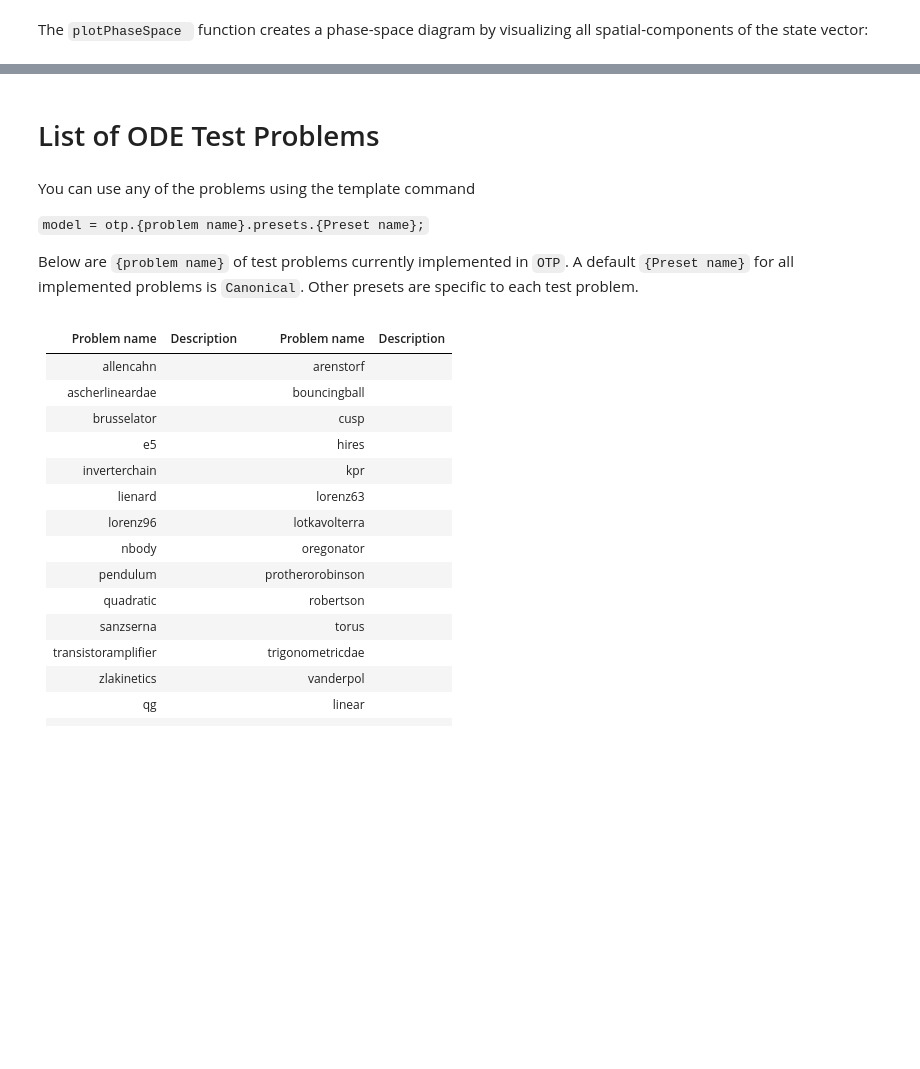
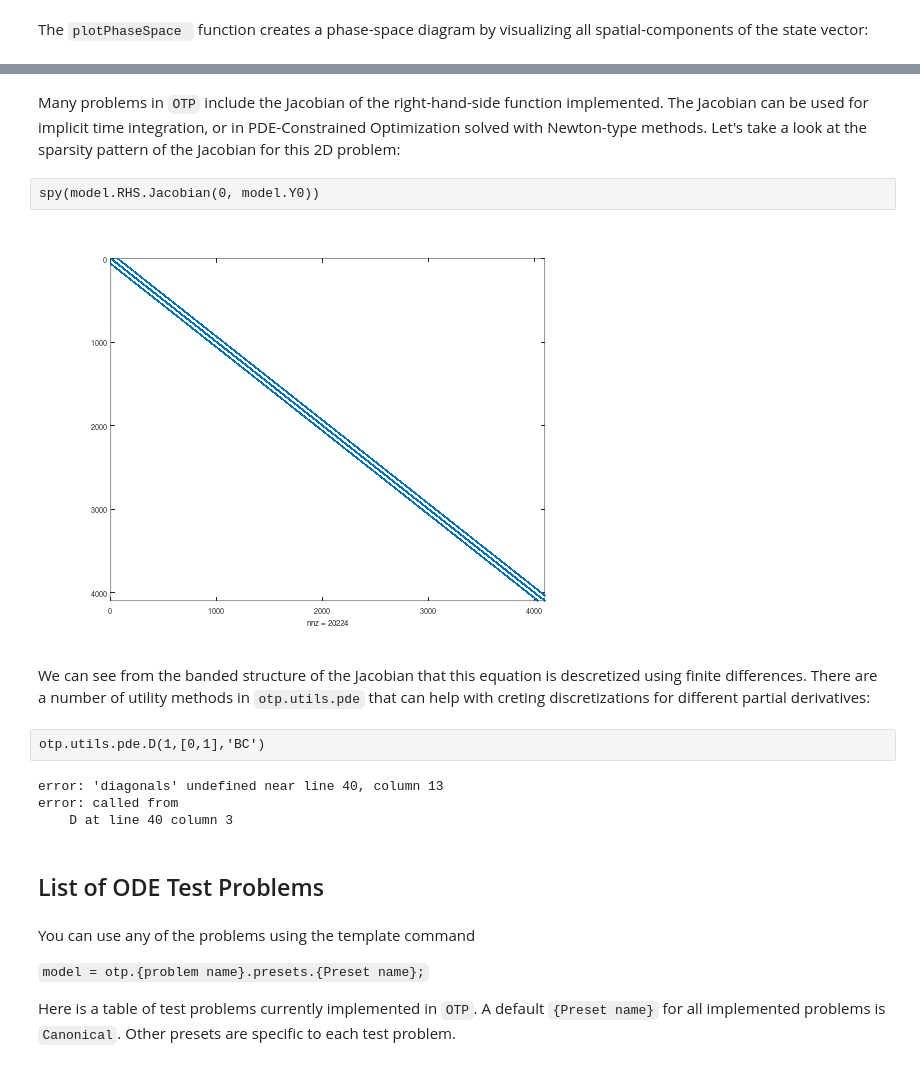
Before and after one commit to ComputationalScienceLaboratory/ODE-Test-Problems, a Jupyter notebook: notebooks/quick-start.ipynb, the cells around one changed output, grey strips where cells are left out. Cells and saved outputs as stored; diff of their text form; blank space fills up the shorter version.

```diff
--- a/notebooks/quick-start.ipynb
+++ b/notebooks/quick-start.ipynb
@@ -129,26 +159,22 @@ solving with ode23s takes:0.3221 seconds
+# %% [markdown]
+Many problems in `OTP` include the Jacobian of the right-hand-side function implemented. The Jacobian can be used for implicit time integration, or in PDE-Constrained Optimization solved with Newton-type methods. Let's take a look at the sparsity pattern of the Jacobian for this 2D problem:
+# %%
+spy(model.RHS.Jacobian(0, model.Y0))
+# %% [output]
+[figure, added]
+# %% [markdown]
+We can see from the banded structure of the Jacobian that this equation is descretized using finite differences. There are a number of utility methods in `otp.utils.pde` that can help with creting discretizations for different partial derivatives:
+# %%
+otp.utils.pde.D(1,[0,1],'BC')
+# %% [output]
+error: 'diagonals' undefined near line 40, column 13
+error: called from
+    D at line 40 column 3
 # %% [markdown]
-# List of ODE Test Problems
+## List of ODE Test Problems
 # %% [markdown]
 You can use any of the problems using the template command
 
 `model = otp.{problem name}.presets.{Preset name};`
 
-Below are `{problem name}` of test problems currently implemented in `OTP`. A default `{Preset name}` for all implemented problems is `Canonical`. Other presets are specific to each test problem.
+Here is a table of test problems currently implemented in `OTP`. A default `{Preset name}` for all implemented problems is `Canonical`. Other presets are specific to each test problem.
-# %% [markdown]
-| Problem name     | Description |     | Problem name     | Description |
-|:-----------------|:-----------:|-----|:-----------------|:-----------:|
-| allencahn        |             |     | arenstorf        |             |
-| ascherlineardae  |             |     | bouncingball     |             |
-| brusselator      |             |     | cusp             |             |
-| e5               |             |     | hires            |             |
-| inverterchain    |             |     | kpr              |             |
-| lienard          |             |     | lorenz63         |             |
-| lorenz96         |             |     | lotkavolterra    |             |
-| nbody            |             |     | oregonator       |             |
-| pendulum         |             |     | protherorobinson |             |
-| quadratic        |             |     | robertson        |             |
-| sanzserna        |             |     | torus            |             |
-| transistoramplifier |           |     | trigonometricdae |             |
-| zlakinetics      |             |     | vanderpol        |             |
-| qg               |             |     | linear           |             |
-|                  |             |     |                  |             |
```
Also changed, not shown: parts of 28 cells of this notebook, 3 other files.
